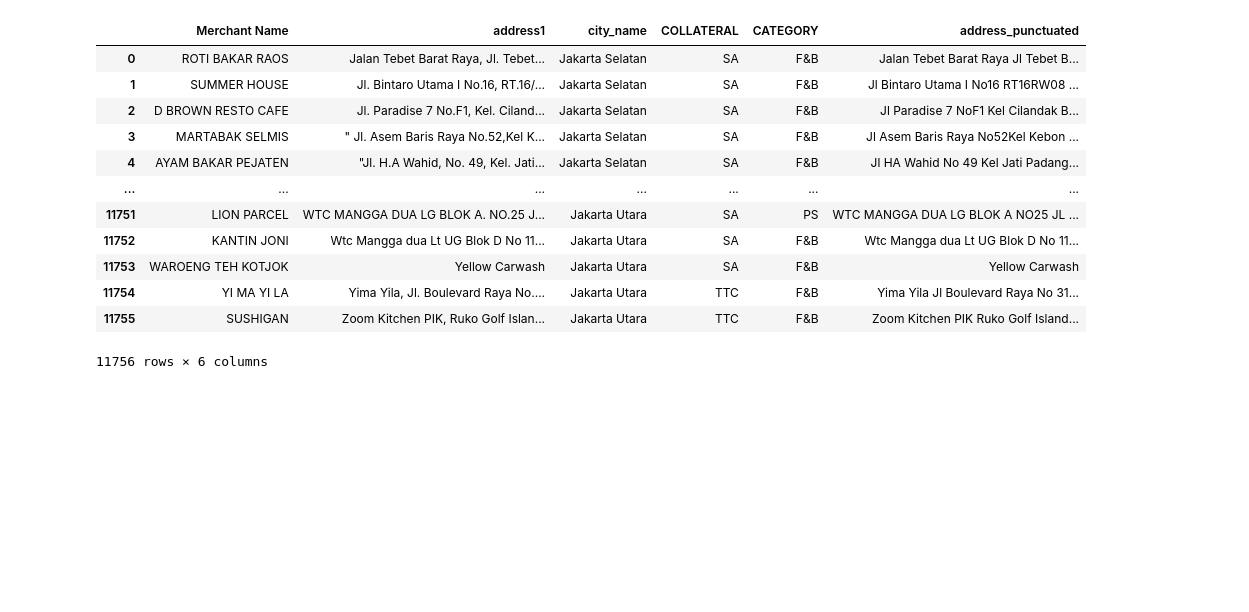
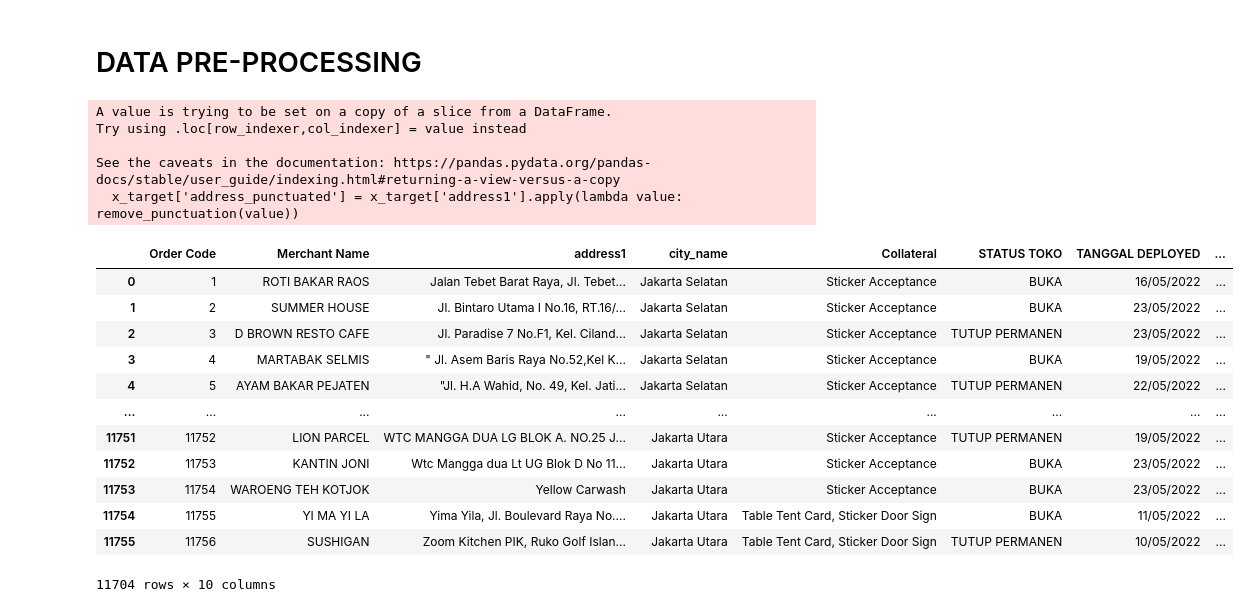
Before and after one commit to irlfdyh/tpdm_final_project, a Jupyter notebook: sme_peacock_modelling.ipynb, the cells around one changed output. Cells and saved outputs as stored; diff of their text form; code cells hidden in the pictures; blank space fills up the shorter version.

```diff
--- a/sme_peacock_modelling.ipynb
+++ b/sme_peacock_modelling.ipynb
@@ -6,7 +15,7 @@ import string
 # %%
 # READ DATASET
 
-filepath = 'sme_peacock_dataset.csv'
+filepath = 'sme_peacock_dataset_v2.csv'
 
 data = pd.read_csv(filepath, header=0, delimiter=';', encoding='utf-8')
 data_frame = pd.DataFrame(data)
@@ -28,6 +37,6 @@ data_frame
 # %%
 # DROP UNWANTED FEATURES
 
-x_target = data_frame.drop(['Store Name','Order Code', 'midsc', 'Category', 'Collateral', 'address2', 'LINK FOTO DOKUMENTASI', 'LINK FOTO DOKUMENTASI.1', 'LINK FOTO DOKUMENTASI.2', 'LINK FOTO DOKUMENTASI.3', 'Vendor', 'province_name', 'postal_code', 'STATUS TOKO', 'REMARKS'], axis = 1)
+x_target = data_frame.drop(['Store Name', 'midsc', 'Category', 'address2', 'LINK FOTO DOKUMENTASI', 'LINK FOTO DOKUMENTASI.1', 'LINK FOTO DOKUMENTASI.2', 'LINK FOTO DOKUMENTASI.3', 'Vendor', 'province_name', 'postal_code', 'REMARKS'], axis = 1)
 x_target
 # %% [output]
@@ -46,0 +56,5 @@ x_target
+# %%
+# REMOVE MISSING VALUES
+
+x_target = x_target.dropna()
+x_target.isna().sum()
@@ -47,24 +72,31 @@ x_target
+# %% [markdown]
+# DATA PRE-PROCESSING
 # %%
 # PUNCTUATION REMOVAL
 
 def remove_punctuation(text):
     punctuation_free = "".join([i for i in text if i not in string.punctuation])
     return punctuation_free
 
-x_target['address_punctuated'] = x_target['address1'].apply(lambda x: remove_punctuation(x))
+x_target['address_punctuated'] = x_target['address1'].apply(lambda value: remove_punctuation(value))
 
 x_target
 # %% [output]
+A value is trying to be set on a copy of a slice from a DataFrame.
+Try using .loc[row_indexer,col_indexer] = value instead
+
+See the caveats in the documentation: https://pandas.pydata.org/pandas-docs/stable/user_guide/indexing.html#returning-a-view-versus-a-copy
+  x_target['address_punctuated'] = x_target['address1'].apply(lambda value: remove_punctuation(value))
-|  | Merchant Name | address1 | city_name | COLLATERAL | CATEGORY | address_punctuated |
-| 0 | ROTI BAKAR RAOS | Jalan Tebet Barat Raya, Jl. Tebet... | Jakarta Selatan | SA | F&B | Jalan Tebet Barat Raya Jl Tebet B... |
-| 1 | SUMMER HOUSE | Jl. Bintaro Utama I No.16, RT.16/... | Jakarta Selatan | SA | F&B | Jl Bintaro Utama I No16 RT16RW08 ... |
-| 2 | D BROWN RESTO CAFE | Jl. Paradise 7 No.F1, Kel. Ciland... | Jakarta Selatan | SA | F&B | Jl Paradise 7 NoF1 Kel Cilandak B... |
-| 3 | MARTABAK SELMIS | " Jl. Asem Baris Raya No.52,Kel K... | Jakarta Selatan | SA | F&B | Jl Asem Baris Raya No52Kel Kebon ... |
-| 4 | AYAM BAKAR PEJATEN | "Jl. H.A Wahid, No. 49, Kel. Jati... | Jakarta Selatan | SA | F&B | Jl HA Wahid No 49 Kel Jati Padang... |
-| ... | ... | ... | ... | ... | ... | ... |
-| 11751 | LION PARCEL | WTC MANGGA DUA LG BLOK A. NO.25 J... | Jakarta Utara | SA | PS | WTC MANGGA DUA LG BLOK A NO25 JL ... |
-| 11752 | KANTIN JONI | Wtc Mangga dua Lt UG Blok D No 11... | Jakarta Utara | SA | F&B | Wtc Mangga dua Lt UG Blok D No 11... |
-| 11753 | WAROENG TEH KOTJOK | Yellow Carwash | Jakarta Utara | SA | F&B | Yellow Carwash |
-| 11754 | YI MA YI LA | Yima Yila, Jl. Boulevard Raya No.... | Jakarta Utara | TTC | F&B | Yima Yila Jl Boulevard Raya No 31... |
-| 11755 | SUSHIGAN | Zoom Kitchen PIK, Ruko Golf Islan... | Jakarta Utara | TTC | F&B | Zoom Kitchen PIK Ruko Golf Island... |
+|  | Order Code | Merchant Name | address1 | city_name | Collateral | STATUS TOKO | TANGGAL DEPLOYED | ... |
+| 0 | 1 | ROTI BAKAR RAOS | Jalan Tebet Barat Raya, Jl. Tebet... | Jakarta Selatan | Sticker Acceptance | BUKA | 16/05/2022 | ... |
+| 1 | 2 | SUMMER HOUSE | Jl. Bintaro Utama I No.16, RT.16/... | Jakarta Selatan | Sticker Acceptance | BUKA | 23/05/2022 | ... |
+| 2 | 3 | D BROWN RESTO CAFE | Jl. Paradise 7 No.F1, Kel. Ciland... | Jakarta Selatan | Sticker Acceptance | TUTUP PERMANEN | 23/05/2022 | ... |
+| 3 | 4 | MARTABAK SELMIS | " Jl. Asem Baris Raya No.52,Kel K... | Jakarta Selatan | Sticker Acceptance | BUKA | 19/05/2022 | ... |
+| 4 | 5 | AYAM BAKAR PEJATEN | "Jl. H.A Wahid, No. 49, Kel. Jati... | Jakarta Selatan | Sticker Acceptance | TUTUP PERMANEN | 22/05/2022 | ... |
+| ... | ... | ... | ... | ... | ... | ... | ... | ... |
+| 11751 | 11752 | LION PARCEL | WTC MANGGA DUA LG BLOK A. NO.25 J... | Jakarta Utara | Sticker Acceptance | TUTUP PERMANEN | 19/05/2022 | ... |
+| 11752 | 11753 | KANTIN JONI | Wtc Mangga dua Lt UG Blok D No 11... | Jakarta Utara | Sticker Acceptance | BUKA | 23/05/2022 | ... |
+| 11753 | 11754 | WAROENG TEH KOTJOK | Yellow Carwash | Jakarta Utara | Sticker Acceptance | BUKA | 23/05/2022 | ... |
+| 11754 | 11755 | YI MA YI LA | Yima Yila, Jl. Boulevard Raya No.... | Jakarta Utara | Table Tent Card, Sticker Door Sign | BUKA | 11/05/2022 | ... |
+| 11755 | 11756 | SUSHIGAN | Zoom Kitchen PIK, Ruko Golf Islan... | Jakarta Utara | Table Tent Card, Sticker Door Sign | TUTUP PERMANEN | 10/05/2022 | ... |
-11756 rows × 6 columns
+11704 rows × 10 columns
```
Also changed, not shown: parts of 10 cells of this notebook, 1 other file.
